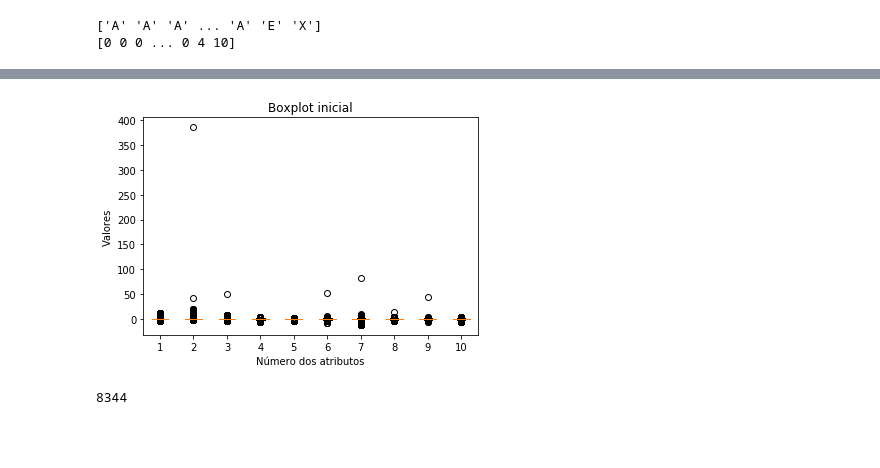
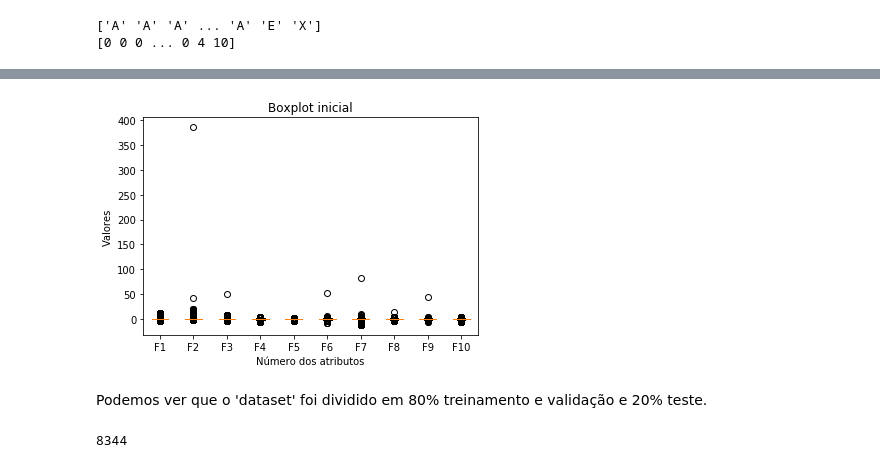
Before and after one commit to Swehtam/IA, a Jupyter notebook: Questão 3.ipynb, the cells around one changed output, grey strips where cells are left out. Drawn from its saved outputs; the diff is of its cells as text; code cells hidden in the pictures; blank space fills up the shorter version.

```diff
--- a/Questão 3.ipynb
+++ b/Questão 3.ipynb
@@ -28,12 +41,14 @@ print(dataset[:, 10])
 # %%
 fig1, ax1 = plt.subplots()
 ax1.set_title('Boxplot inicial')
 ax1.set_xlabel("Número dos atributos")
 ax1.set_ylabel("Valores")
-ax1.boxplot(dataset[:, :10], showfliers=True)
+ax1.boxplot(dataset[:, :10], labels=names[:10], showfliers=True)
 plt.show()
 # %% [output]
-[figure, old version]
+[figure, new version]
+# %% [markdown]
+Podemos ver que o 'dataset' foi dividido em 80% treinamento e validação e 20% teste.
 # %%
 train_size = (len(dataset) * 80)//100
 print(train_size)
```
Also changed, not shown: parts of 41 cells of this notebook, 1 other file.
